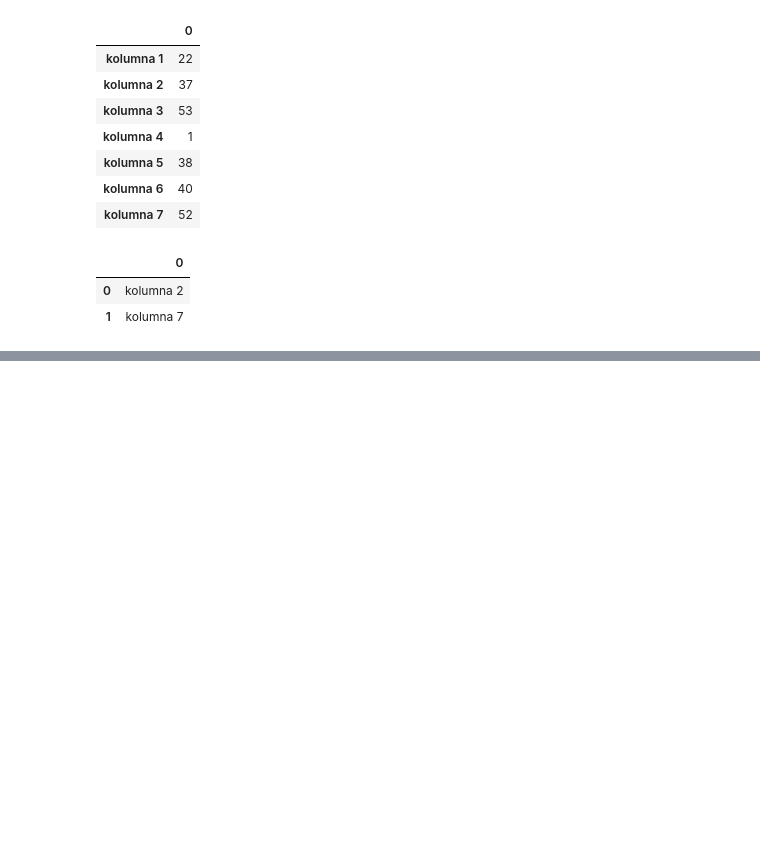
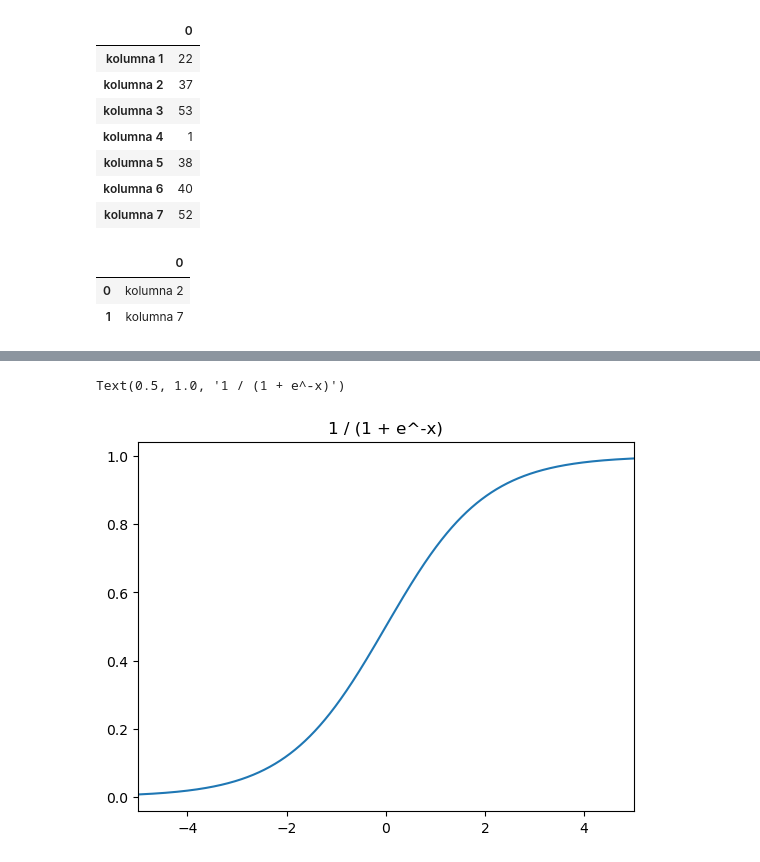
Before and after one commit to Shengan01/Lab, a Jupyter notebook: Lab1/Lab1.ipynb, the cells around one changed output, grey strips where cells are left out. Saved outputs shown, nothing was run; the diff lists cells and outputs as text; code cells hidden in the pictures; blank space fills up the shorter version.

```diff
--- a/Lab1/Lab1.ipynb
+++ b/Lab1/Lab1.ipynb
@@ -297,0 +326,9 @@ Index(['kolumna 1'], dtype='object')
+# %%
+x3 = np.arange(-5, 5, 0.01)
+y3 = 1 / (1 + np.exp(-x3))
+plt.plot(x3, y3)
+plt.xlim(-5, 5)
+plt.title(label = "1 / (1 + e^-x)")
+# %% [output]
+Text(0.5, 1.0, '1 / (1 + e^-x)')
+[figure, added]
```
Also changed, not shown: parts of 11 cells of this notebook.
